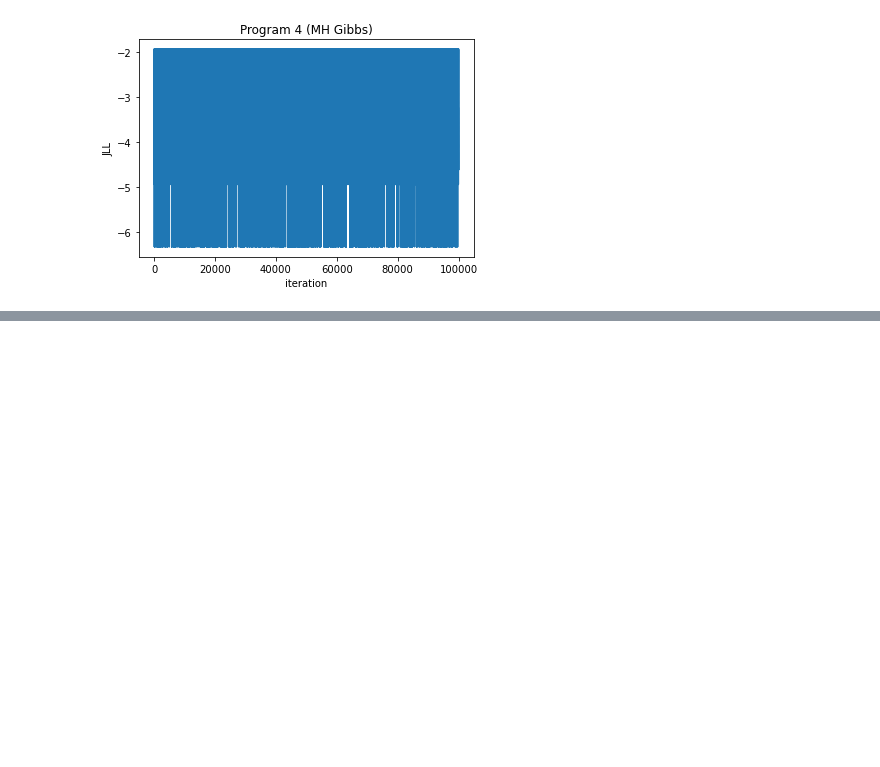
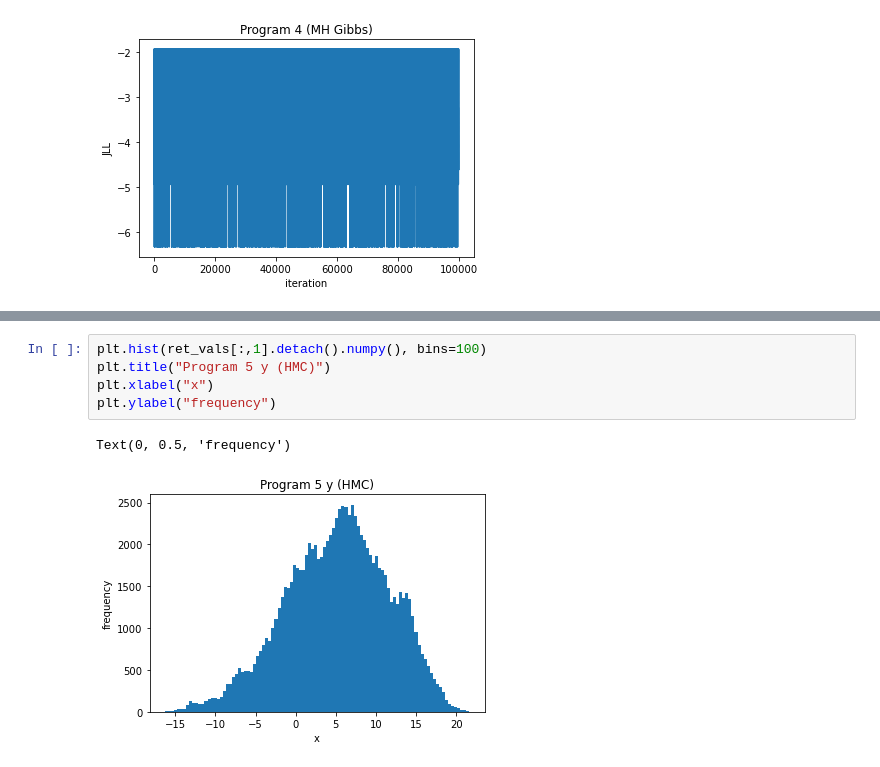
Before and after one commit to lone-duck/hw-cs532, a Jupyter notebook: hw3/analysis.ipynb, the cells around one changed output, grey strips where cells are left out. Saved outputs shown, nothing was run; the diff lists cells and outputs as text; blank space fills up the shorter version.

```diff
--- a/hw3/analysis.ipynb
+++ b/hw3/analysis.ipynb
@@ -489,0 +531,8 @@ Text(0, 0.5, 'JLL')
+# %%
+plt.hist(ret_vals[:,1].detach().numpy(), bins=100)
+plt.title("Program 5 y (HMC)")
+plt.xlabel("x")
+plt.ylabel("frequency")
+# %% [output]
+Text(0, 0.5, 'frequency')
+[figure, added]
```
Also changed, not shown: parts of 12 cells of this notebook, 1 other file.
